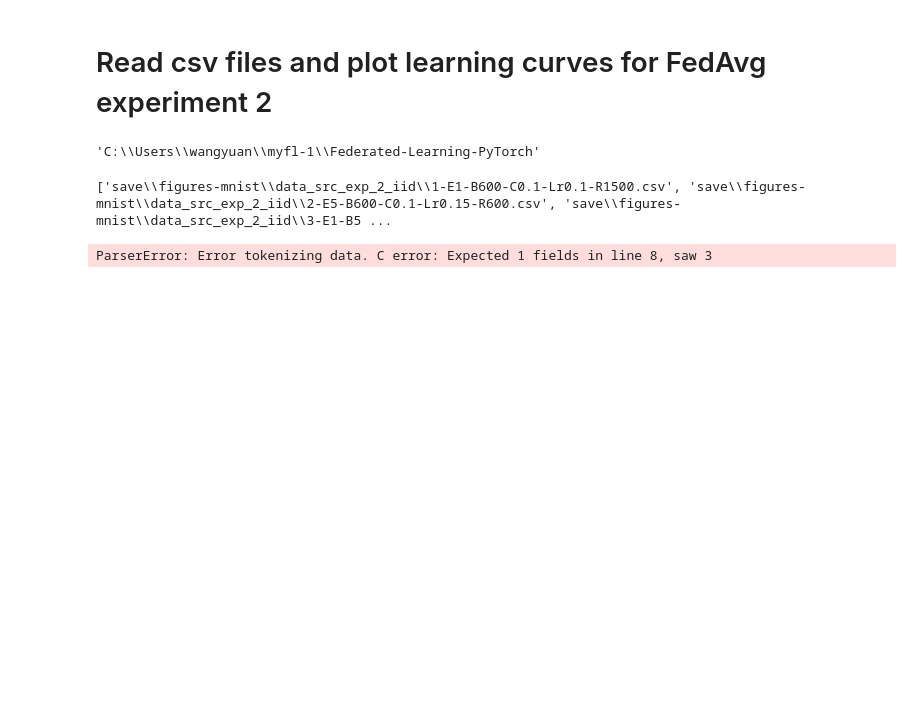
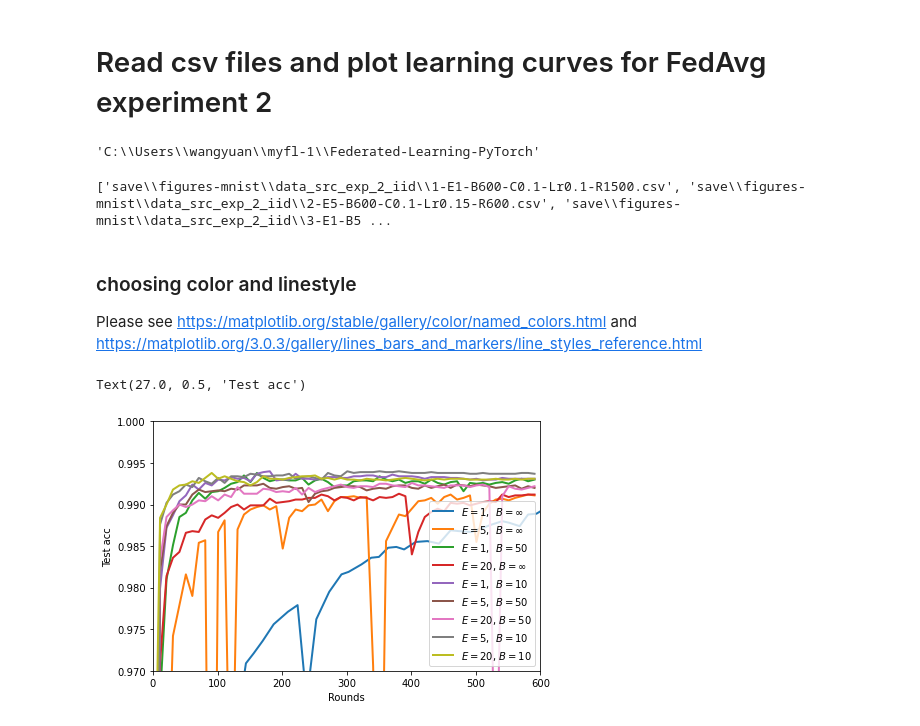
Before and after one commit to ywang037/Federated-Learning-PyTorch, a Jupyter notebook: helper-plot-csv-exp-2.ipynb, the cells around one changed output. Cells and saved outputs as stored; diff of their text form; code cells hidden in the pictures; blank space fills up the shorter version.

```diff
--- a/helper-plot-csv-exp-2.ipynb
+++ b/helper-plot-csv-exp-2.ipynb
@@ -13,8 +13,9 @@ os.getcwd()
 # %% [output]
 'C:\\Users\\wangyuan\\myfl-1\\Federated-Learning-PyTorch'
 # %%
-file_path = 'save\\figures-mnist\\data_src_exp_2_iid'
-_, _, filenames = next(walk(file_path))
+file_path_1 = 'save\\figures-mnist\\data_src_exp_2_iid'
+file_path_2 = 'save\\figures-mnist\\data_src_exp_2_non_iid'
+_, _, filenames_1 = next(walk(file_path_1))
 # print(filenames)
 # something = os.listdir(file_path)
 # print(something)
@@ -32,6 +33,4 @@ df = [pd.read_csv(f) for f in files_to_read]
 
 # data1 = pd.read_csv(file_1)
 # print(data1)
-# %% [output]
-ParserError: Error tokenizing data. C error: Expected 1 fields in line 8, saw 3
 # %%
@@ -58,15 +80,23 @@ run_labels[8] = '$E=20$, $B=10$'
+# %% [markdown]
+### choosing color and linestyle
+Please see https://matplotlib.org/stable/gallery/color/named_colors.html and https://matplotlib.org/3.0.3/gallery/lines_bars_and_markers/line_styles_reference.html
 # %%
 step=10
 plt.figure()
 for i, data in enumerate(df):
+#     step = 5 if i==1 else 5
     x = [dx for j, dx in enumerate(data['Step'].tolist()) if j % step == 0]
-    y = [dy for j, dx in enumerate(data['Value'].tolist()) if j % step == 0]
-    plt.plot(x,y,label=labels[i])
+    y = [dy for j, dy in enumerate(data['Value'].tolist()) if j % step == 0]
+#     plt.plot(x,y,label=run_labels[i], linestyle=run_linestyles[i], color=run_colors[i],linewidth=2)
+    plt.plot(x,y,label=run_labels[i],linewidth=2)
     plt.legend(loc='lower right')
 
 plt.tight_layout()
 plt.xlim(0,600)
-plt.ylim(0.9,1.0)
+plt.ylim(0.97,1.0)
 plt.xlabel('Rounds')
 plt.ylabel('Test acc')
 # plt.savefig('save/figures/first-try.png')
+# %% [output]
+Text(27.0, 0.5, 'Test acc')
+[figure, added]
```
Also changed, not shown: parts of 2 cells of this notebook, 18 other files.
